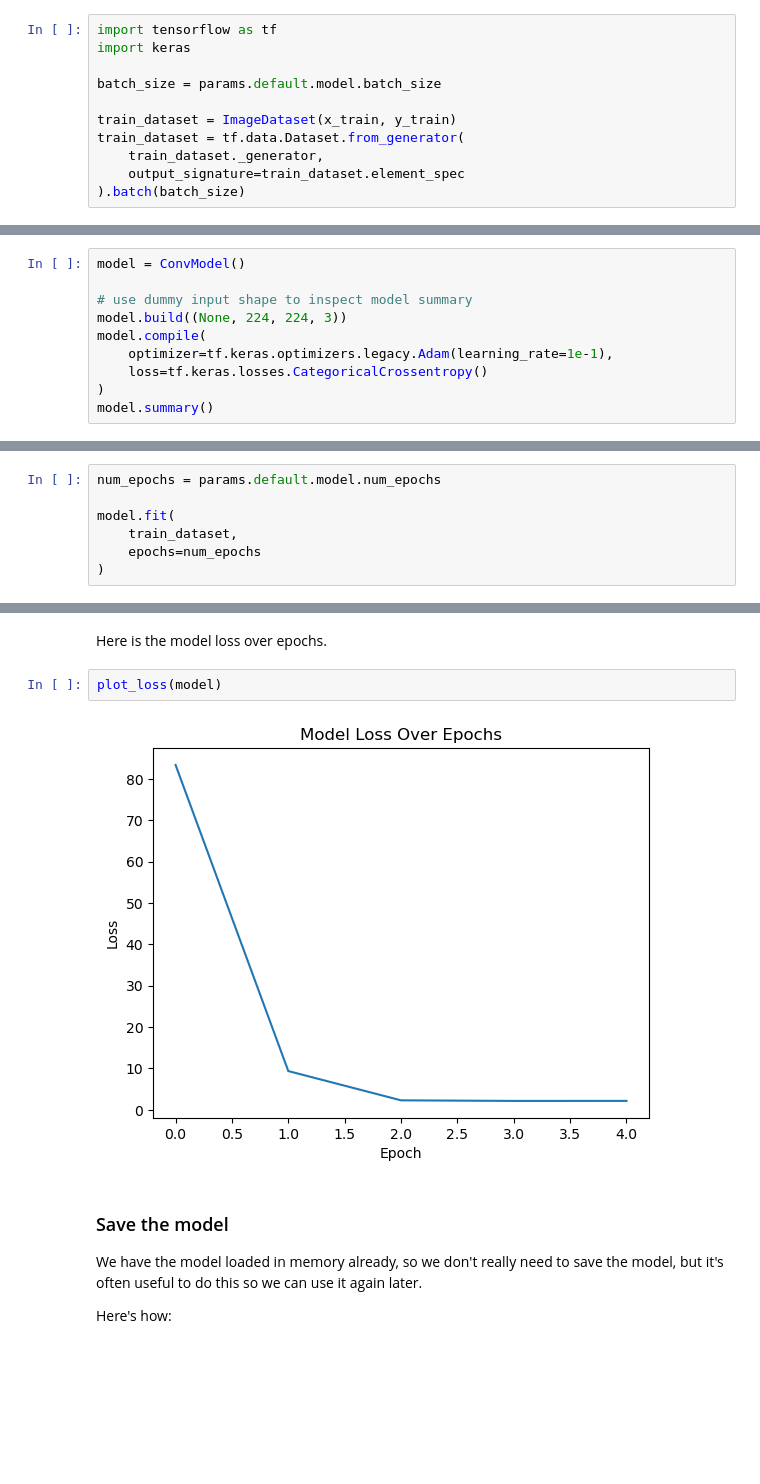
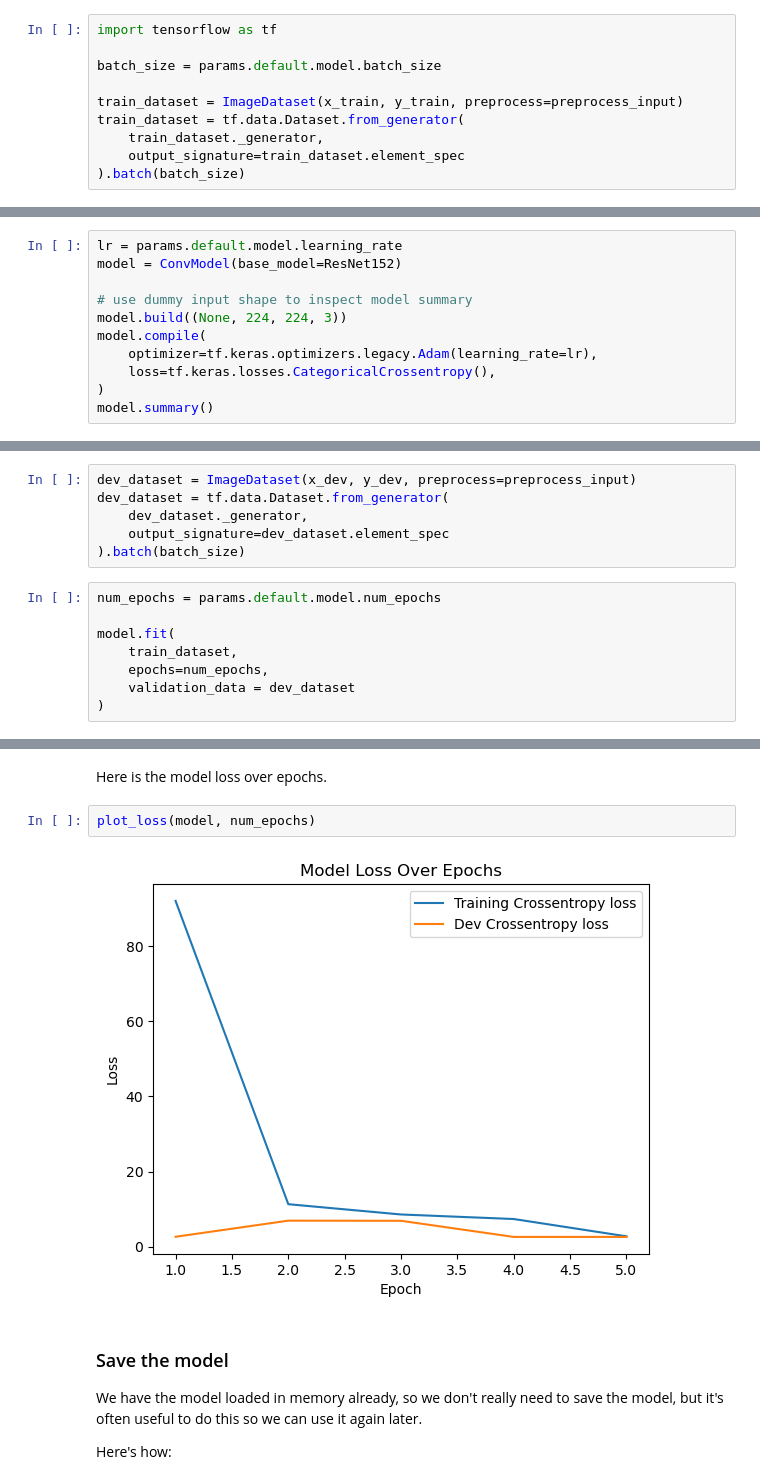
Before and after one commit to fgallagher27/wildlife-scanner, a Jupyter notebook: model.ipynb, the cells around one changed output, grey strips where cells are left out. Saved outputs shown, nothing was run; the diff lists cells and outputs as text; blank space fills up the shorter version.

Commit message:
allow for new baseline models and update notebook

```diff
--- a/model.ipynb
+++ b/model.ipynb
@@ -272,11 +286,10 @@ We construct a [`ImageDataset`](model_funcs.py#ImageDataset) class in `tensorflo
 The dataset class handles how we access and preprocess the data so we can get from a filepath pointing to a `.jpg` image to an array of pixels that our tensorflow model can interpret. The class inherits from the `tf.keras.utils.Sequence` class which has similar functionality to the PyTorch `Dataset` class used in the benchmark. For advanced functionalities we could refactor `ImageDataset` to inherit from `tf.data.Dataset` but for now the current set up should be sufficient.
 # %%
 import tensorflow as tf
-import keras
 
 batch_size = params.default.model.batch_size
 
-train_dataset = ImageDataset(x_train, y_train)
+train_dataset = ImageDataset(x_train, y_train, preprocess=preprocess_input)
 train_dataset = tf.data.Dataset.from_generator(
     train_dataset._generator,
     output_signature=train_dataset.element_spec
@@ -298,13 +308,14 @@ The default hyperparameters of the model are:
 - `dropout` = `True`
 - `dropout_rate` = `0.1`
 # %%
-model = ConvModel()
+lr = params.default.model.learning_rate
+model = ConvModel(base_model=ResNet152)
 
 # use dummy input shape to inspect model summary
 model.build((None, 224, 224, 3))
 model.compile(
-    optimizer=tf.keras.optimizers.legacy.Adam(learning_rate=1e-1),
-    loss=tf.keras.losses.CategoricalCrossentropy()
+    optimizer=tf.keras.optimizers.legacy.Adam(learning_rate=lr),
+    loss=tf.keras.losses.CategoricalCrossentropy(),
 )
 model.summary()
 # %% [output]
@@ -334,9 +345,16 @@ We know train the model on the training set.
+# %%
+dev_dataset = ImageDataset(x_dev, y_dev, preprocess=preprocess_input)
+dev_dataset = tf.data.Dataset.from_generator(
+    dev_dataset._generator,
+    output_signature=dev_dataset.element_spec
+).batch(batch_size)
 # %%
 num_epochs = params.default.model.num_epochs
 
 model.fit(
     train_dataset,
-    epochs=num_epochs
+    epochs=num_epochs,
+    validation_data = dev_dataset
 )
 # %% [output]
 Epoch 1/5
@@ -344,9 +371,9 @@ Epoch 1/5
 # %% [markdown]
 Here is the model loss over epochs.
 # %%
-plot_loss(model)
+plot_loss(model, num_epochs)
 # %% [output]
-[figure, old version]
+[figure, new version]
 # %% [markdown]
 ### Save the model
 We have the model loaded in memory already, so we don't really need to save the model, but it's often useful to do this so we can use it again later.
```
Also changed, not shown: parts of 25 cells of this notebook.
